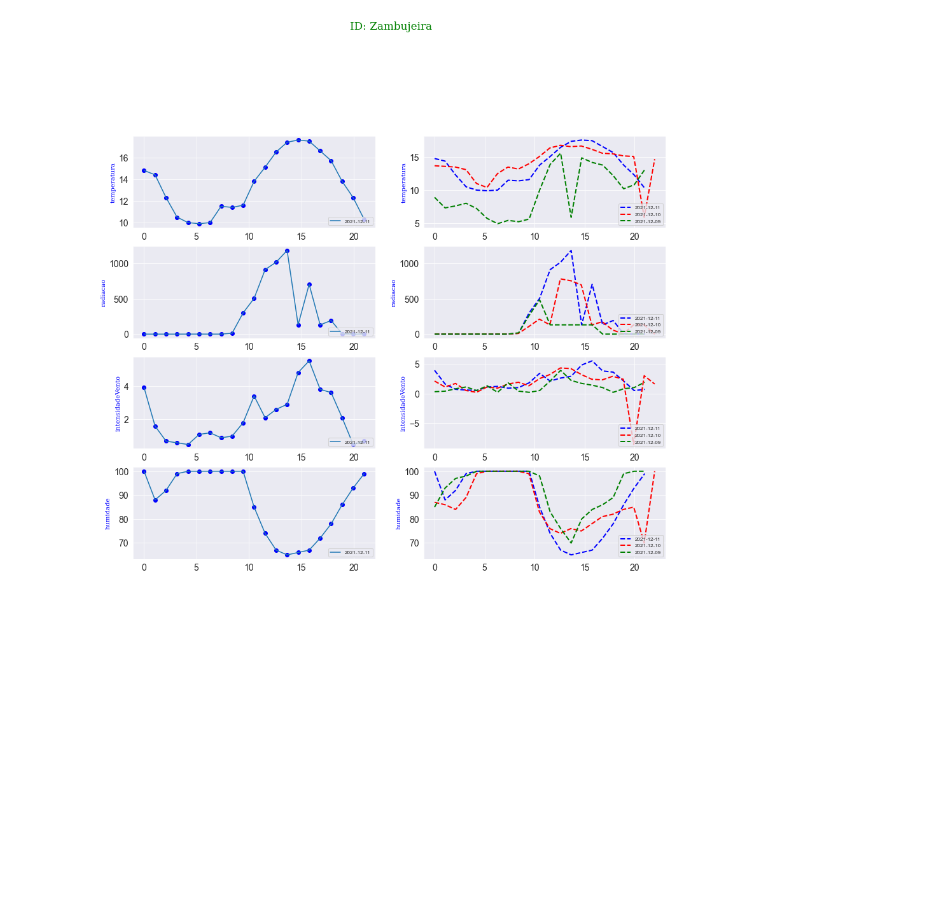
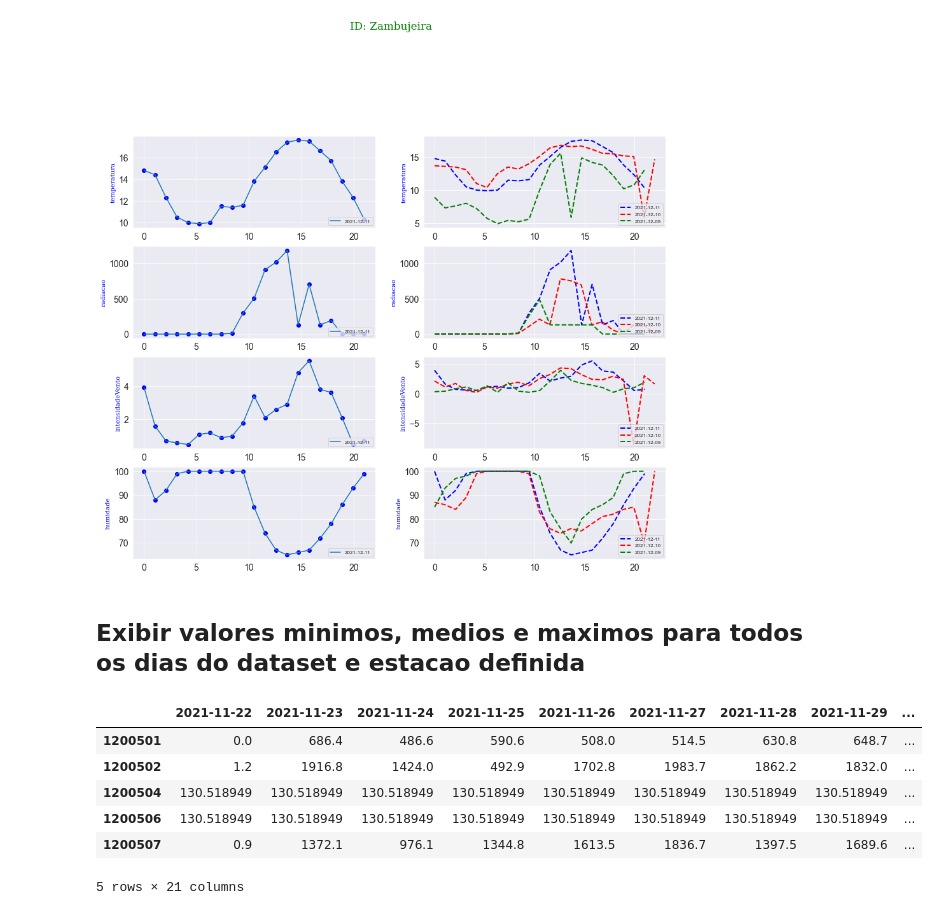
Before and after one commit to Bruno-H-Neves/PTClimate, a Jupyter notebook: TPT.ipynb, the cells around one changed output. Drawn from its saved outputs; the diff is of its cells as text; code cells hidden in the pictures; blank space fills up the shorter version.

```diff
--- a/TPT.ipynb
+++ b/TPT.ipynb
@@ -356,3 +356,5 @@ def plt_1_3d(p13_DF,p13_DF_estation,p13_day=None, p13_station=None):
 plt_1_3d(DF11,DF_estation,Day_list[dia_analise],Stations_ID[estacao])
 # %% [output]
 [figure]
+# %% [markdown]
+## Exibir valores minimos, medios e maximos para todos os dias do dataset e estacao definida
@@ -358,0 +403,53 @@ plt_1_3d(DF11,DF_estation,Day_list[dia_analise],Stations_ID[estacao])
+# %%
+#medias
+for idx,day in enumerate(Day_list):
+    DfDayStudy=DF1.loc[DF1['D/H Sample'].str.contains(day)]
+    Mean_Val_St = DfDayStudy.groupby([feature_list[1]]).mean()
+    Mean_Val_St['ID1']=Mean_Val_St.index
+    Mean_Val_St.sort_values('ID1', ascending=False)
+    cols = list(Mean_Val_St.columns.values)
+    #Mean_Val_St = Mean_Val_St[[cols[-1]] +cols[0:9]]
+    Stations_ID=Mean_Val_St['ID1'].unique()
+    #print( Stations_ID)
+    for idxSt,Station in enumerate(Stations_ID):
+        a=Mean_Val_St.loc[Mean_Val_St['ID1']==Station,'temperatura'].values[0]
+        df_temperaturas_medias.loc[(df_temperaturas_medias['ID1']==Station),day]=a
+        b=Mean_Val_St.loc[Mean_Val_St['ID1']==Station,'radiacao'].values[0]
+        df_radiacao_medias.loc[(df_radiacao_medias['ID1']==Station),day]=b
+        c=Mean_Val_St.loc[Mean_Val_St['ID1']==Station,'intensidadeVento'].values[0]
+        df_vento_medias.loc[(df_vento_medias['ID1']==Station),day]=c
+        d=Mean_Val_St.loc[Mean_Val_St['ID1']==Station,'precAcumulada'].values[0]
+        df_precipitacao_medias.loc[(df_precipitacao_medias['ID1']==Station),day]=d
+        e=Mean_Val_St.loc[Mean_Val_St['ID1']==Station,'humidade'].values[0]
+        df_humidade_medias.loc[(df_humidade_medias['ID1']==Station),day]=e
+# %%
+#maximas
+for idx,day in enumerate(Day_list):
+    DfDayStudy=DF1.loc[DF1['D/H Sample'].str.contains(day)]
+    Max_Val_St = DfDayStudy.groupby([feature_list[1]]).max()
+    Max_Val_St['ID1']=Max_Val_St.index
+    Max_Val_St.sort_values('ID1', ascending=False)
+    cols = list(Max_Val_St.columns.values)
+    Max_Val_St = Max_Val_St[[cols[-1]] +cols[0:9]]
+    Stations_ID=Max_Val_St['ID1'].unique()
+    for idxSt,Station in enumerate(Stations_ID):
+        a=Max_Val_St.loc[Max_Val_St['ID1']==Station,'temperatura'].values[0]
+        df_temperaturas_maximas.loc[(df_temperaturas_maximas['ID1']==Station),day]=a
+        b=Max_Val_St.loc[Max_Val_St['ID1']==Station,'radiacao'].values[0]
+        df_radiacao_maximas.loc[(df_radiacao_maximas['ID1']==Station),day]=b
+        c=Max_Val_St.loc[Max_Val_St['ID1']==Station,'intensidadeVento'].values[0]
+        df_vento_maximas.loc[(df_vento_maximas['ID1']==Station),day]=c
+        d=Max_Val_St.loc[Max_Val_St['ID1']==Station,'precAcumulada'].values[0]
+        df_precipitacao_maximas.loc[(df_precipitacao_maximas['ID1']==Station),day]=d
+        e=Max_Val_St.loc[Max_Val_St['ID1']==Station,'humidade'].values[0]
+        df_humidade_maximas.loc[(df_humidade_maximas['ID1']==Station),day]=e
+# %%
+df_radiacao_maximas.head()
+# %% [output]
+|  | 2021-11-22 | 2021-11-23 | 2021-11-24 | 2021-11-25 | 2021-11-26 | 2021-11-27 | 2021-11-28 | 2021-11-29 | ... |
+| 1200501 | 0.0 | 686.4 | 486.6 | 590.6 | 508.0 | 514.5 | 630.8 | 648.7 | ... |
+| 1200502 | 1.2 | 1916.8 | 1424.0 | 492.9 | 1702.8 | 1983.7 | 1862.2 | 1832.0 | ... |
+| 1200504 | 130.518949 | 130.518949 | 130.518949 | 130.518949 | 130.518949 | 130.518949 | 130.518949 | 130.518949 | ... |
+| 1200506 | 130.518949 | 130.518949 | 130.518949 | 130.518949 | 130.518949 | 130.518949 | 130.518949 | 130.518949 | ... |
+| 1200507 | 0.9 | 1372.1 | 976.1 | 1344.8 | 1613.5 | 1836.7 | 1397.5 | 1689.6 | ... |
+5 rows × 21 columns
```
Also changed, not shown: parts of 3 cells of this notebook, 1 other file.
